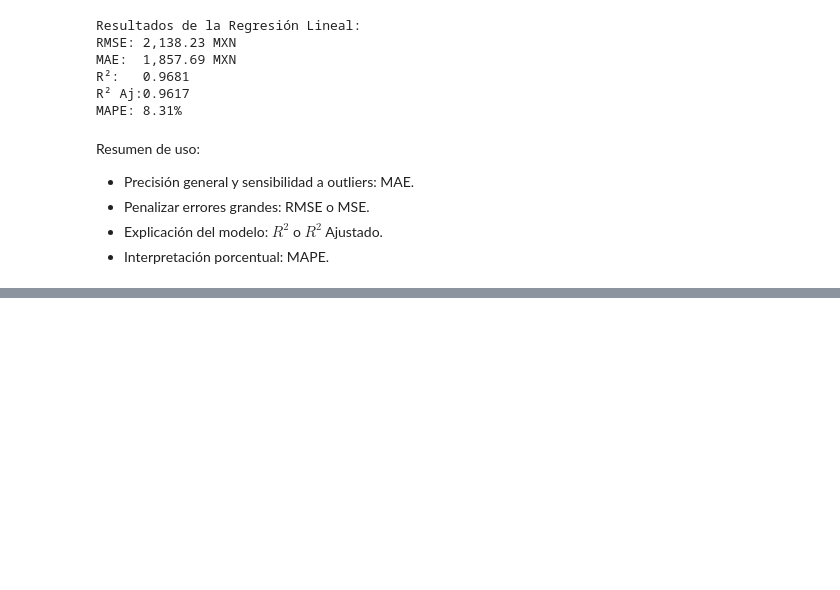
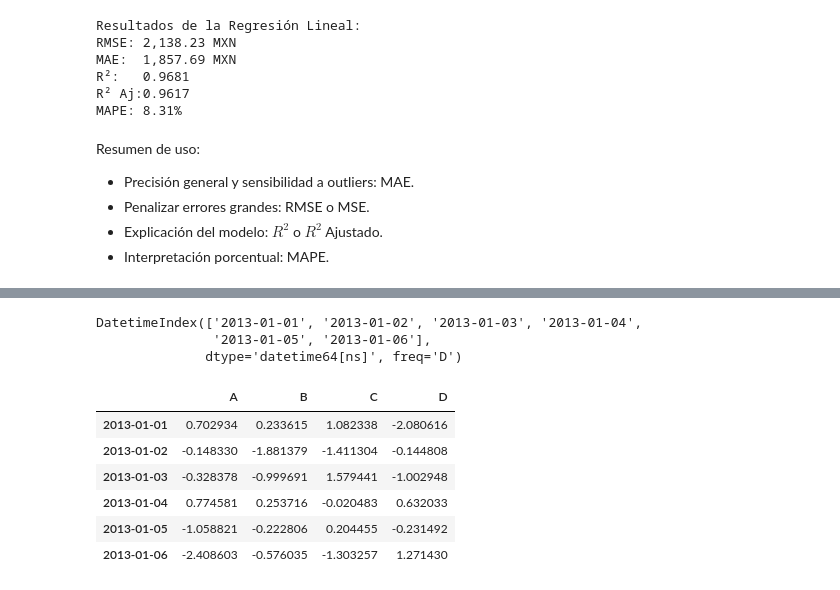
Before and after one commit to Diego0086/Mineria-De-Datos, a Jupyter notebook: Untitled0.ipynb, the cells around one changed output, grey strips where cells are left out. Saved outputs shown, nothing was run; the diff lists cells and outputs as text; code cells hidden in the pictures; blank space fills up the shorter version.

```diff
--- a/Untitled0.ipynb
+++ b/Untitled0.ipynb
@@ -1024,0 +1045,6 @@ Resumen de uso:
+# %%
+dates
+# %% [output]
+DatetimeIndex(['2013-01-01', '2013-01-02', '2013-01-03', '2013-01-04',
+               '2013-01-05', '2013-01-06'],
+              dtype='datetime64[ns]', freq='D')
@@ -1024,0 +1053,10 @@ Resumen de uso:
+# %%
+df
+# %% [output]
+|  | A | B | C | D |
+| 2013-01-01 | 0.702934 | 0.233615 | 1.082338 | -2.080616 |
+| 2013-01-02 | -0.148330 | -1.881379 | -1.411304 | -0.144808 |
+| 2013-01-03 | -0.328378 | -0.999691 | 1.579441 | -1.002948 |
+| 2013-01-04 | 0.774581 | 0.253716 | -0.020483 | 0.632033 |
+| 2013-01-05 | -1.058821 | -0.222806 | 0.204455 | -0.231492 |
+| 2013-01-06 | -2.408603 | -0.576035 | -1.303257 | 1.271430 |
```
Also changed, not shown: parts of 18 cells of this notebook.
